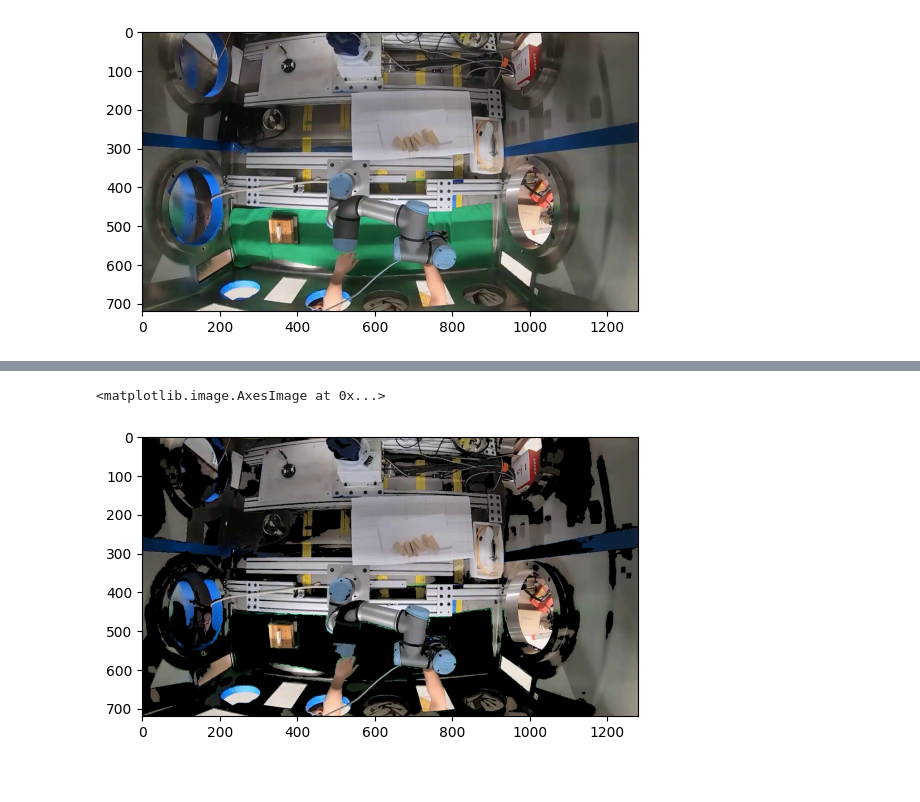
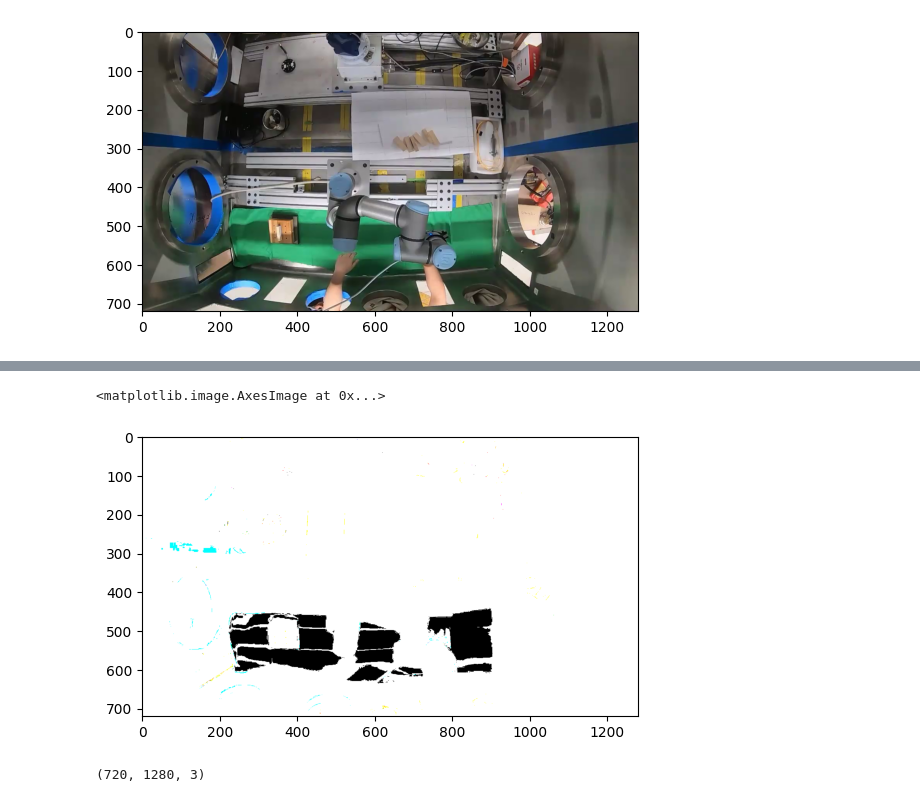
Before and after one commit to UTNuclearRoboticsPublic/assembly_glovebox_dataset, a Jupyter notebook: training/ignore_this_folder/background_testing.ipynb, the cells around one changed output, grey strips where cells are left out. Saved outputs shown, nothing was run; the diff lists cells and outputs as text; code cells hidden in the pictures.

Commit message:
Testing green screen support

```diff
--- a/training/ignore_this_folder/background_testing.ipynb
+++ b/training/ignore_this_folder/background_testing.ipynb
@@ -19,0 +29,4 @@ rgb_image[mask != 0] = [0, 0, 0]
+# %%
+img2 = cv2.imread("green_removed.png")
+img2 = cv2.cvtColor(img2, cv2.COLOR_BGR2RGB)
+plt.imshow(img2)
@@ -20,5 +42,11 @@ rgb_image[mask != 0] = [0, 0, 0]
+# %%
+binary = (img2 > 0).astype(np.uint8) * 255
 # %%
-plt.imshow(rgb_image)
+plt.imshow(binary)
 # %% [output]
 <matplotlib.image.AxesImage at 0x...>
-[figure, old version]
+[figure, new version]
+# %%
+img3.shape
+# %% [output]
+(720, 1280, 3)
```
Also changed, not shown: parts of 9 cells of this notebook, 1 other file.
